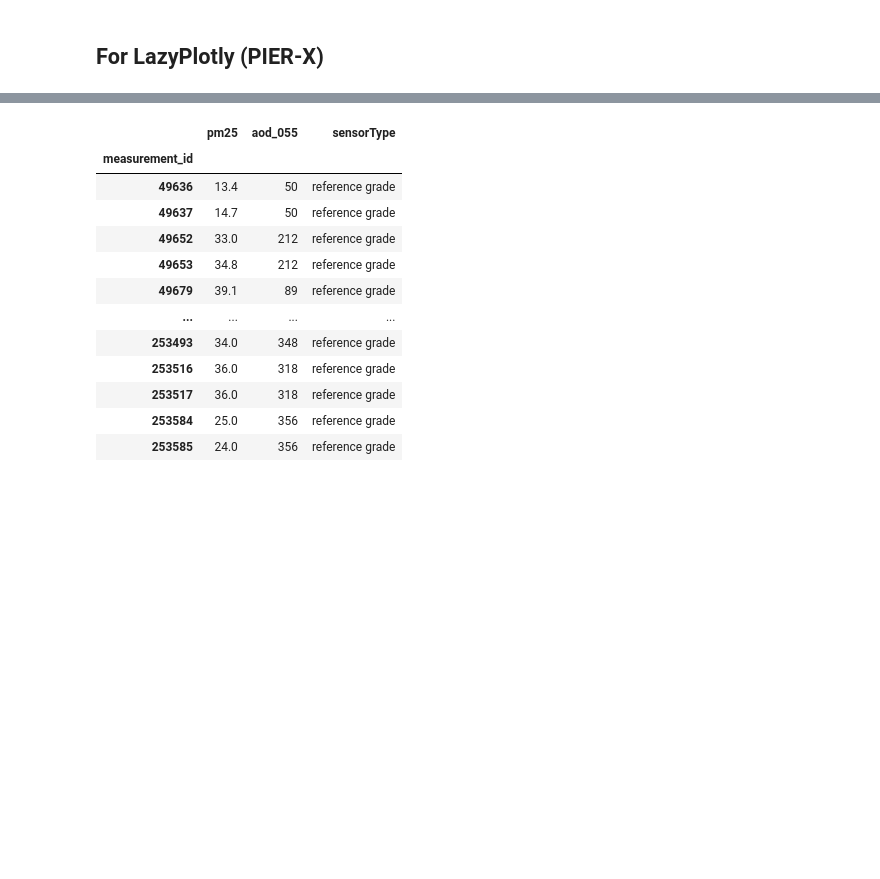
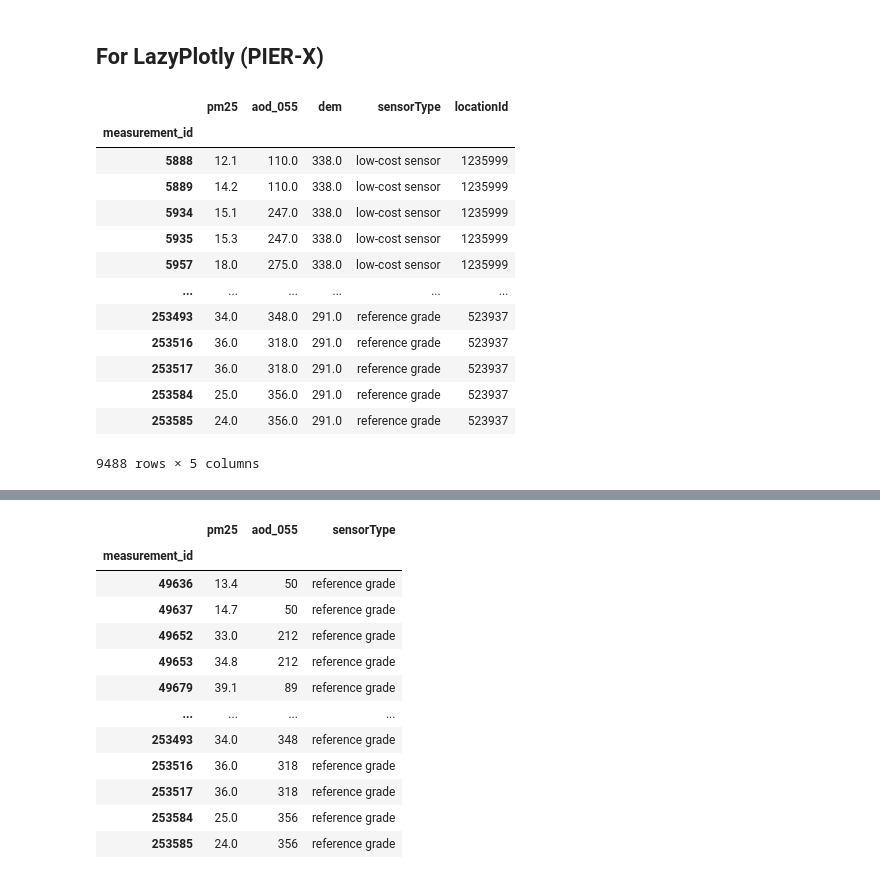
Before and after one commit to surasakcho/pier-blog, a Jupyter notebook: 2024-04-10 Thailand PM25 - Satellite data/visualize/visualize_scatter.ipynb, the cells around one changed output, grey strips where cells are left out. Drawn from its saved outputs; the diff is of its cells as text; code cells hidden in the pictures; blank space fills up the shorter version.

```diff
--- a/2024-04-10 Thailand PM25 - Satellite data/visualize/visualize_scatter.ipynb
+++ b/2024-04-10 Thailand PM25 - Satellite data/visualize/visualize_scatter.ipynb
@@ -271,3 +271,20 @@ fig.write_html(f'fig-scatter.html', div_id='scatter', full_html=False, include_p
 fig
 # %% [markdown]
 ## For LazyPlotly (PIER-X)
+# %%
+df_pm25
+# %% [output]
+|  | pm25 | aod_055 | dem | sensorType | locationId |
+| measurement_id |  |  |  |  |  |
+| 5888 | 12.1 | 110.0 | 338.0 | low-cost sensor | 1235999 |
+| 5889 | 14.2 | 110.0 | 338.0 | low-cost sensor | 1235999 |
+| 5934 | 15.1 | 247.0 | 338.0 | low-cost sensor | 1235999 |
+| 5935 | 15.3 | 247.0 | 338.0 | low-cost sensor | 1235999 |
+| 5957 | 18.0 | 275.0 | 338.0 | low-cost sensor | 1235999 |
+| ... | ... | ... | ... | ... | ... |
+| 253493 | 34.0 | 348.0 | 291.0 | reference grade | 523937 |
+| 253516 | 36.0 | 318.0 | 291.0 | reference grade | 523937 |
+| 253517 | 36.0 | 318.0 | 291.0 | reference grade | 523937 |
+| 253584 | 25.0 | 356.0 | 291.0 | reference grade | 523937 |
+| 253585 | 24.0 | 356.0 | 291.0 | reference grade | 523937 |
+9488 rows × 5 columns
```
Also changed, not shown: parts of 4 cells of this notebook.
